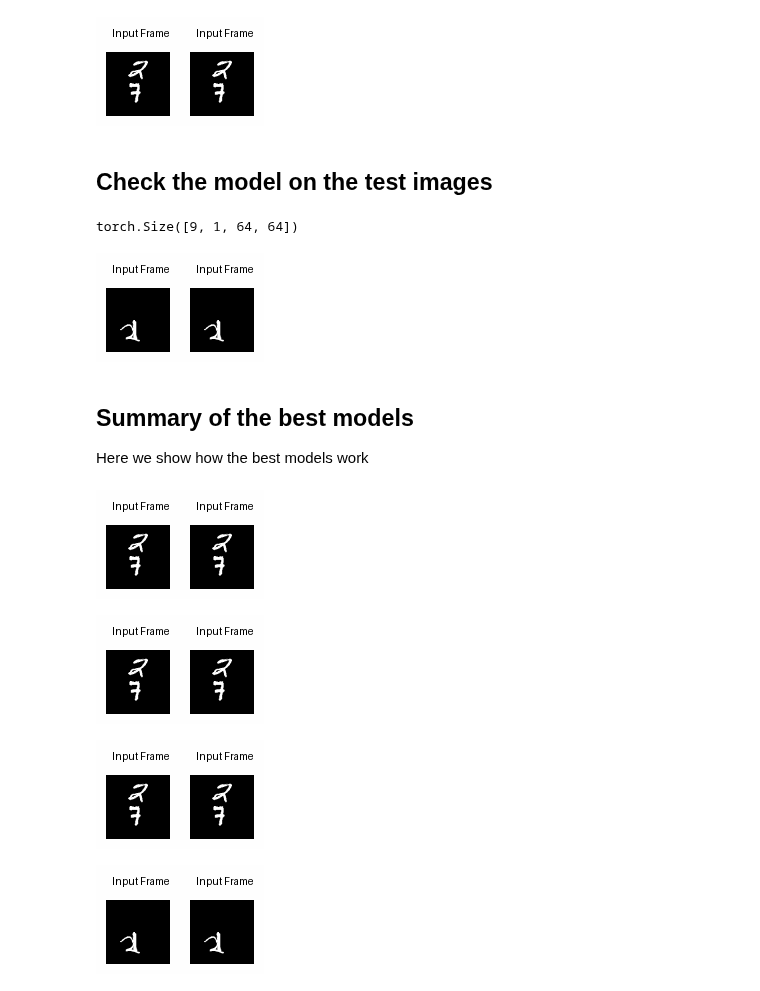
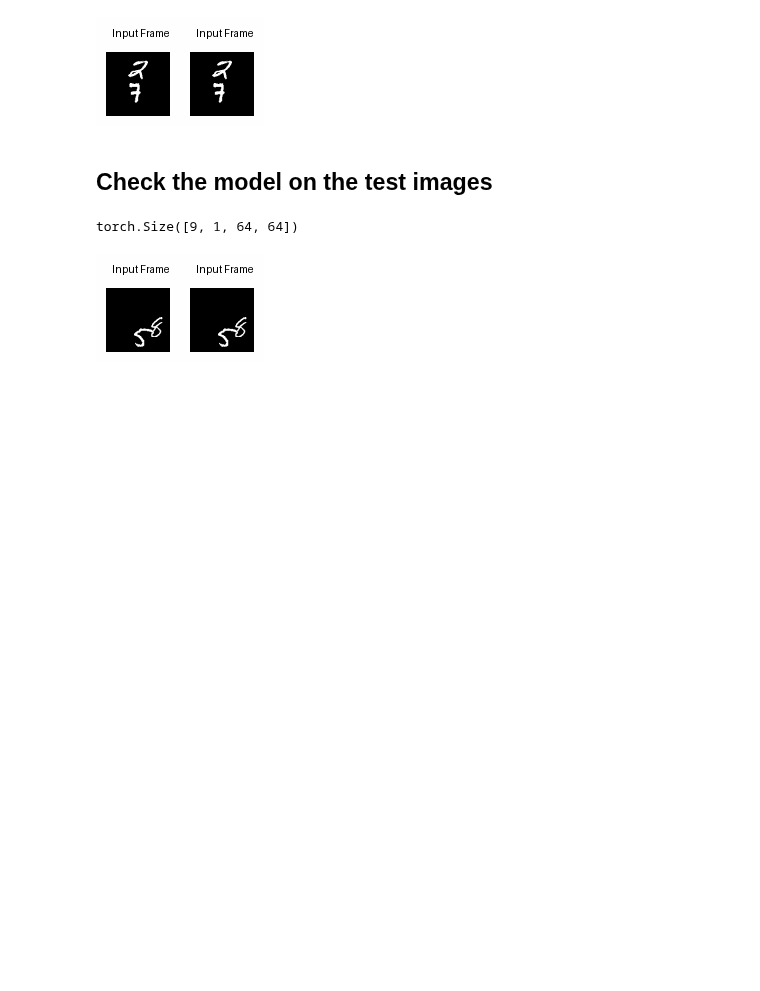
Before and after one commit to mzampar/Deep-Learning-Project, a Jupyter notebook: display/mnsit_display_results.ipynb, the cells around one changed output. Cells and saved outputs as stored; diff of their text form; code cells hidden in the pictures; blank space fills up the shorter version.

```diff
--- a/display/mnsit_display_results.ipynb
+++ b/display/mnsit_display_results.ipynb
@@ -201,26 +197,6 @@ concatenate_gifs_horizontally("./gifs/mnist_test_true.gif", "./gifs/mnist_test_p
 # %% [output]
 torch.Size([9, 1, 64, 64])
 # %%
-IPython_Image(filename=f"./gifs/mnist_test_comparison_{model_name}.gif")
+IPython_Image(filename=f"./mnist_test_model_{folder_id}.gif")
 # %% [output]
-[figure, old version]
+[figure, new version]
-# %% [markdown]
-## Summary of the best models
-
-Here we show how the best models work
-# %%
-IPython_Image(filename=f"./gifs/mnist_train_comparison_model_64_32_32_16_936151.pth.gif")
-# %% [output]
-[figure, removed]
-# %%
-IPython_Image(filename=f"./gifs/mnist_train_comparison_model_64_32_32_16_940502.pth.gif")
-# %% [output]
-[figure, removed]
-# %%
-IPython_Image(filename=f"./gifs/mnist_train_comparison_model_64_32_32_16_940509.pth.gif")
-# %% [output]
-[figure, removed]
-# %%
-IPython_Image(filename=f"./gifs/mnist_test_comparison_model_64_32_32_16_936151.pth.gif")
-# %% [output]
-[figure, removed]
```
Also changed, not shown: parts of 9 cells of this notebook, 55 other files.
